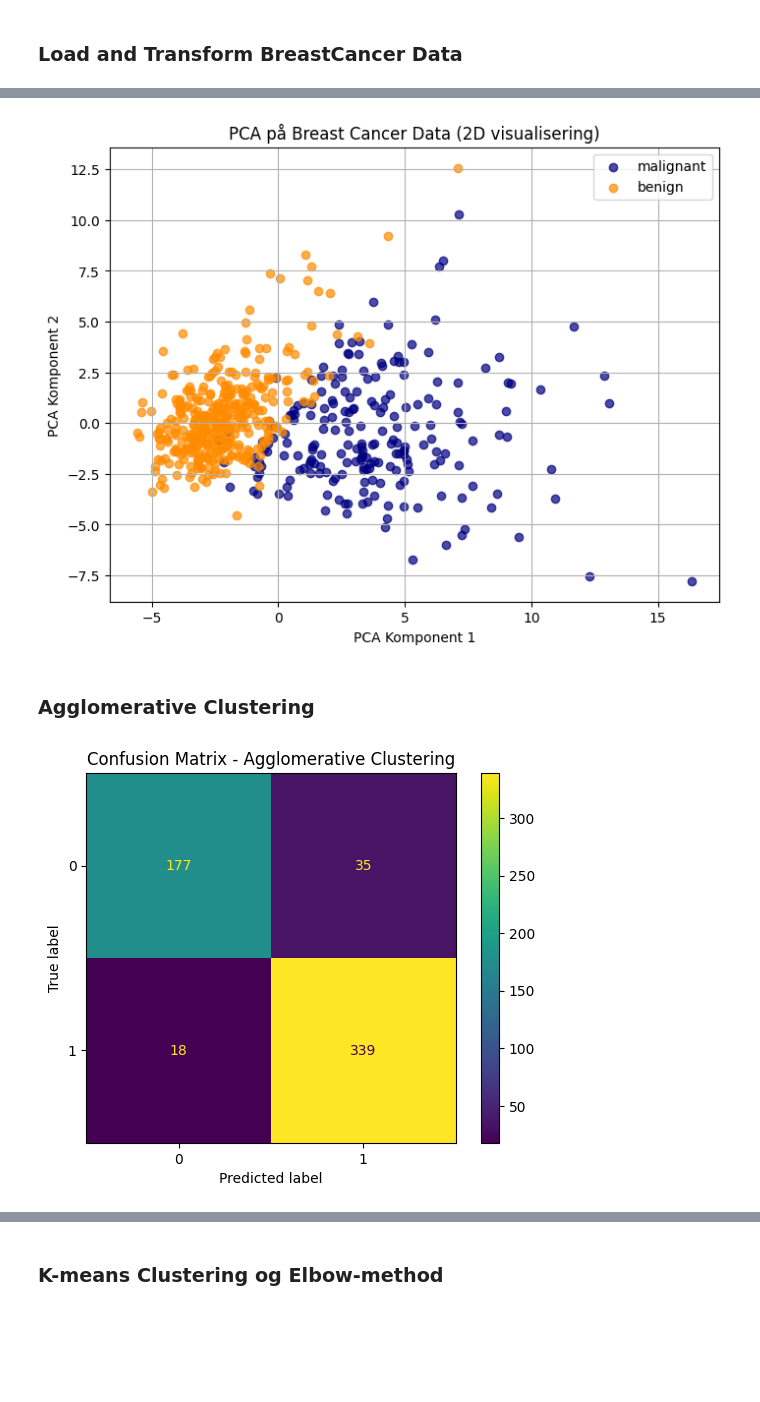
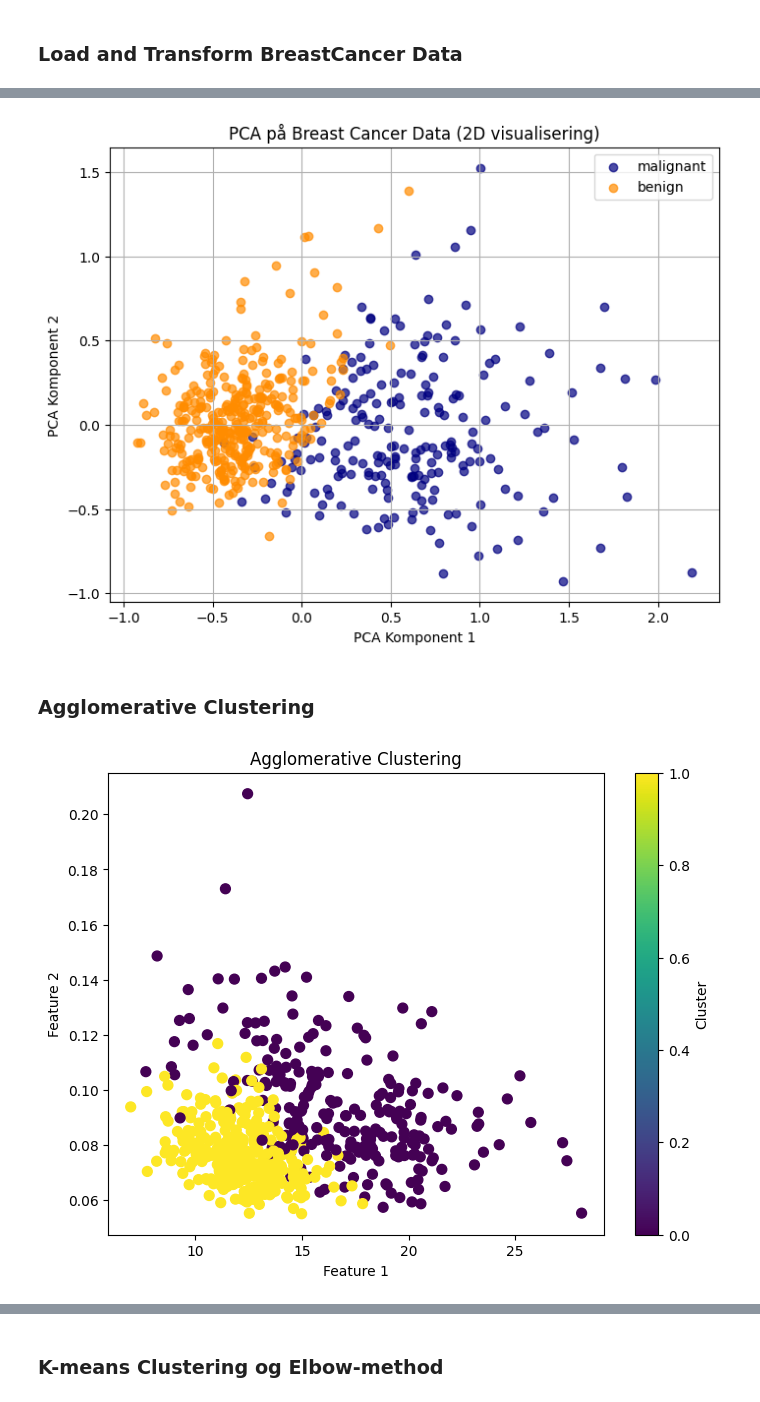
Before and after one commit to casperpersson/petfinder-pawpularity, a Jupyter notebook: Eksamen Projekt/Eksamen.ipynb, the cells around one changed output, grey strips where cells are left out. Cells and saved outputs as stored; diff of their text form; code cells hidden in the pictures; blank space fills up the shorter version.

```diff
--- a/Eksamen Projekt/Eksamen.ipynb
+++ b/Eksamen Projekt/Eksamen.ipynb
@@ -189,8 +189,8 @@ X = data.data
 y = data.target
 target_names = data.target_names
 
-# Standardiser data
-scaler = StandardScaler()
+# MinMaxScaler data
+scaler = MinMaxScaler()
 X_scaled = scaler.fit_transform(X)
 
 # PCA med 2 komponenter
@@ -214,20 +214,20 @@ plt.legend()
 plt.grid(True)
 plt.show()
 # %% [output]
-[figure, old version]
+[figure, new version]
 # %% [markdown]
 ### Agglomerative Clustering
 # %%
 # Agglomerative clustering (2 klasser)
 agglo = AgglomerativeClustering(n_clusters=2)
 y_cluster = agglo.fit_predict(X_pca)
 
-# Confusion matrix (pas evt. på med om labels skal ombyttes)
-cm = confusion_matrix(y, y_cluster)
-disp = ConfusionMatrixDisplay(confusion_matrix=cm)
-disp.plot()
-plt.title("Confusion Matrix - Agglomerative Clustering")
-plt.grid(False)
+plt.figure(figsize=(8, 6))
+plt.scatter(X[:,0], X[:,-1], c=y_cluster, cmap='viridis', marker='o', s=50)
+plt.title("Agglomerative Clustering")
+plt.xlabel("Feature 1")
+plt.ylabel("Feature 2")
+plt.colorbar(label="Cluster")
 plt.show()
 # %% [output]
-[figure, old version]
+[figure, new version]
```
Also changed, not shown: parts of 6 cells of this notebook.
